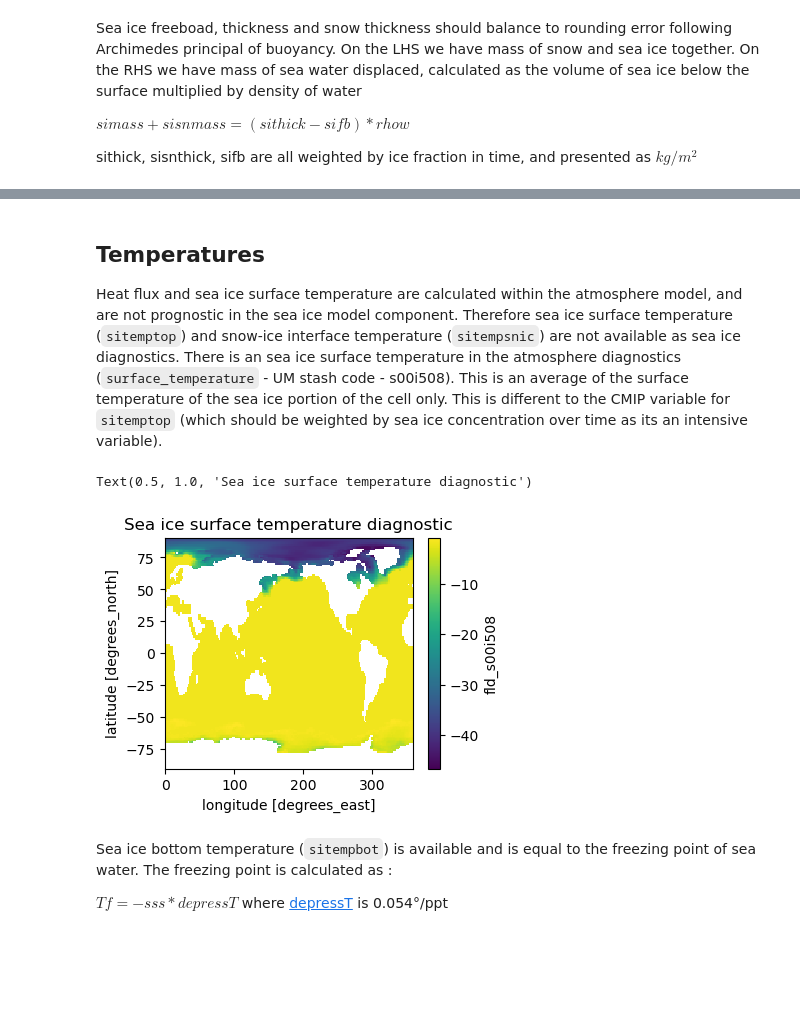
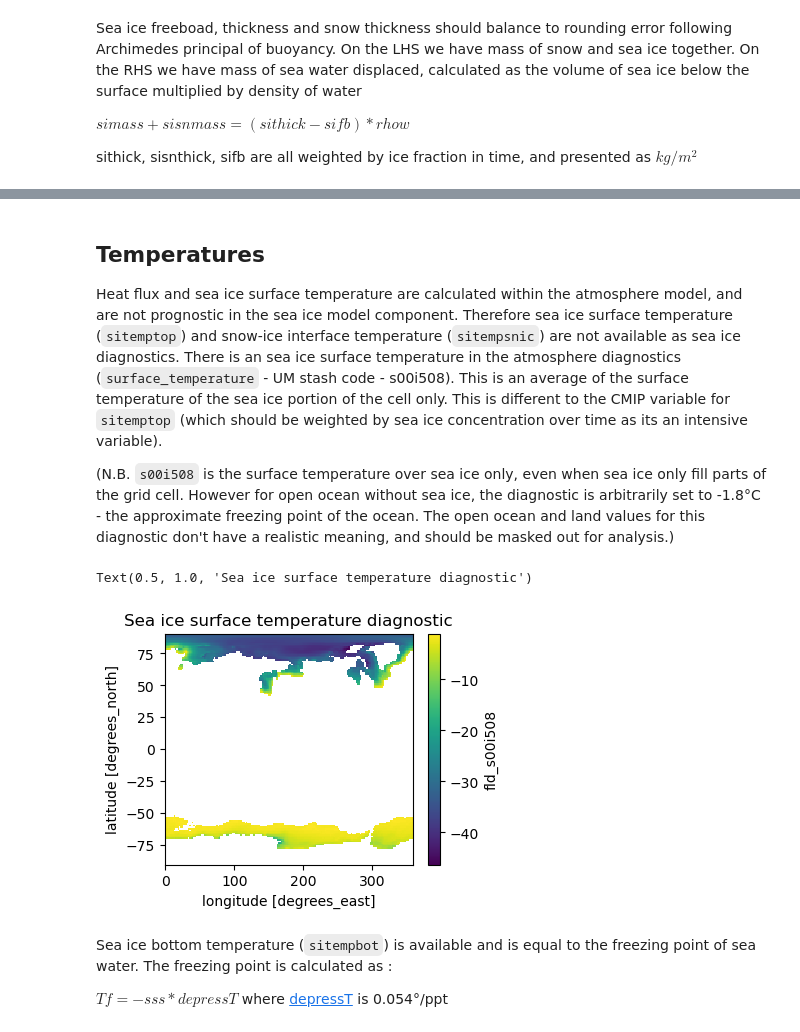
Before and after one commit to ACCESS-NRI/access-esm1.6-configs, a Jupyter notebook: documentation/docs/pages/diagnostics/sea_ice_source.ipynb, the cells around one changed output, grey strips where cells are left out. Cells and saved outputs as stored; diff of their text form; code cells hidden in the pictures; blank space fills up the shorter version.

Commit message:
refinements for um surface diagnostics and siflfwbot

```diff
--- a/documentation/docs/pages/diagnostics/sea_ice_source.ipynb
+++ b/documentation/docs/pages/diagnostics/sea_ice_source.ipynb
@@ -112,15 +112,17 @@ plt.show()
 ## Temperatures
 
 Heat flux and sea ice surface temperature are calculated within the atmosphere model, and are not prognostic in the sea ice model component. Therefore sea ice surface temperature (`sitemptop`) and snow-ice interface temperature (`sitempsnic`) are not available as sea ice diagnostics. There is an sea ice surface temperature in the atmosphere diagnostics (`surface_temperature` - UM stash code - s00i508). This is an average of the surface temperature of the sea ice portion of the cell only. This is different to the CMIP variable for `sitemptop` (which should be weighted by sea ice concentration over time as its an intensive variable).
+
+(N.B. `s00i508` is the surface temperature over sea ice only, even when sea ice only fill parts of the grid cell. However for open ocean without sea ice, the diagnostic is arbitrarily set to -1.8°C - the approximate freezing point of the ocean. The open ocean and land values for this diagnostic don't have a realistic meaning, and should be masked out for analysis.)
 # %%
-atm_ds = xr.open_dataset(f'{PATH}/atmosphere/netCDF/aiihca.pa-287601_mon.nc', decode_times=xr.coders.CFDatetimeCoder(use_cftime=True))
+atm_ds = xr.open_mfdataset(f'{PATH}/atmosphere/netCDF/aiihca.pa-*01_mon.nc', decode_times=xr.coders.CFDatetimeCoder(use_cftime=True))
 # %%
 plt.figure(figsize=(4,3))
-((atm_ds['fld_s00i508'].where(atm_ds['fld_s00i031']>=0))-273.15).plot()
+((atm_ds['fld_s00i508'].where(atm_ds['fld_s00i031']>0))-273.15).plot() #mask where sea ice area fraction is 0
 plt.title('Sea ice surface temperature diagnostic')
 # %% [output]
 Text(0.5, 1.0, 'Sea ice surface temperature diagnostic')
-[figure, old version]
+[figure, new version]
 # %% [markdown]
 Sea ice bottom temperature (`sitempbot`) is available and is equal to the freezing point of sea water. The freezing point is calculated as :
 
```
Also changed, not shown: parts of 18 cells of this notebook, 1 other file.
